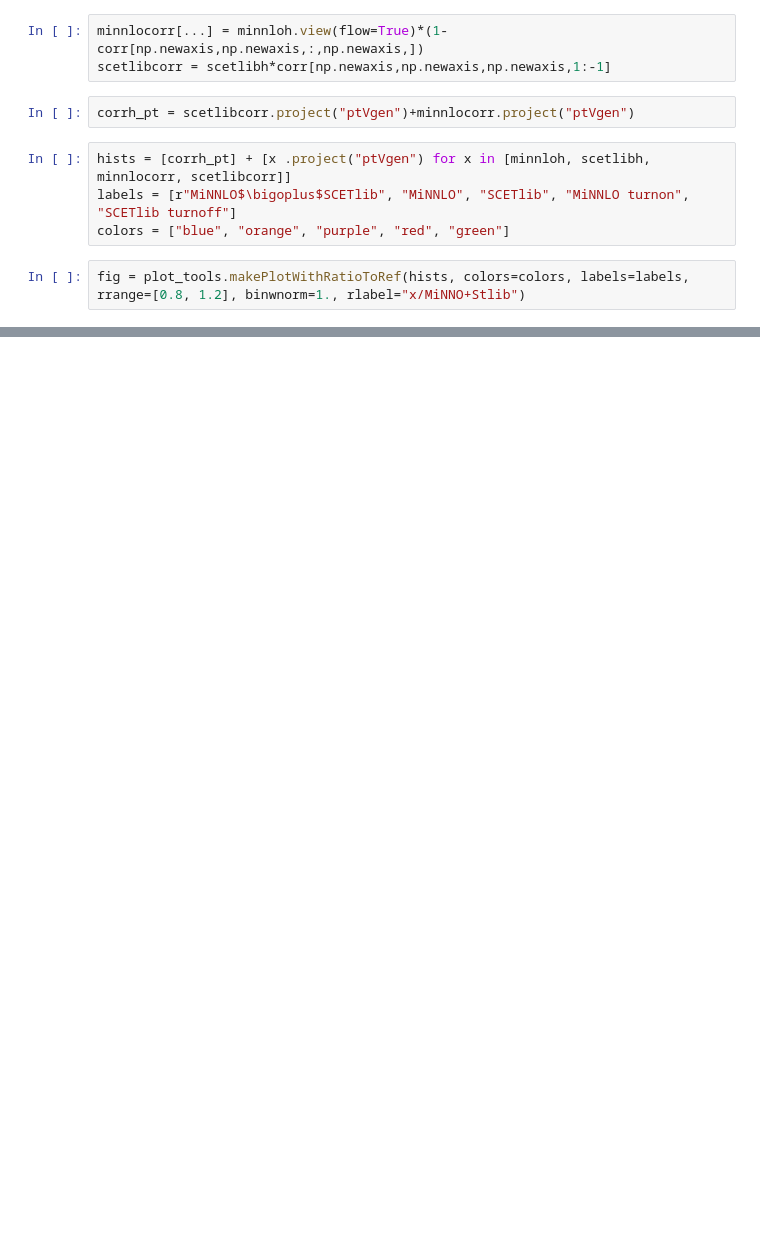
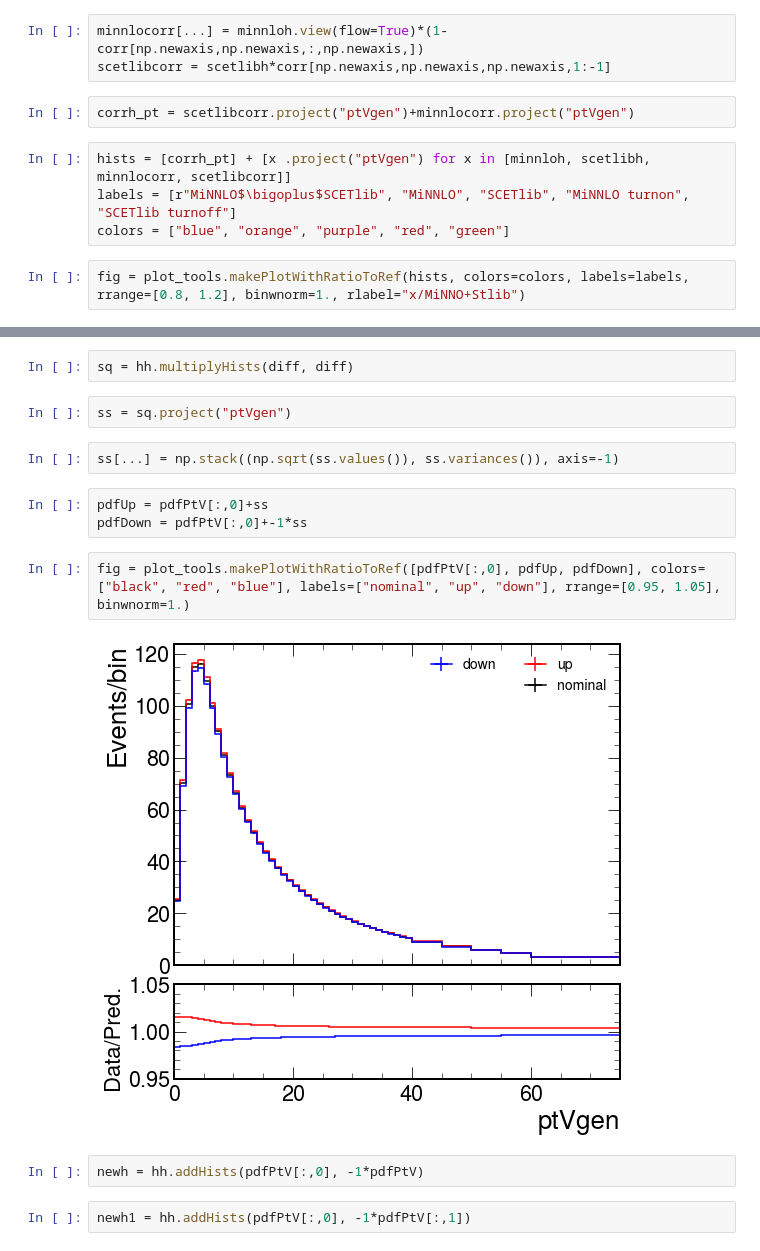
Before and after one commit to bendavid/WRemnants, a Jupyter notebook: notebooks/scetlib.ipynb, the cells around one changed output, grey strips where cells are left out. Cells and saved outputs as stored; diff of their text form; blank space fills up the shorter version.

```diff
--- a/notebooks/scetlib.ipynb
+++ b/notebooks/scetlib.ipynb
@@ -98,0 +105,17 @@ fig = plot_tools.makePlotWithRatioToRef(hists, colors=colors, labels=labels, rra
+# %%
+sq = hh.multiplyHists(diff, diff)
+# %%
+ss = sq.project("ptVgen")
+# %%
+ss[...] = np.stack((np.sqrt(ss.values()), ss.variances()), axis=-1)
+# %%
+pdfUp = pdfPtV[:,0]+ss
+pdfDown = pdfPtV[:,0]+-1*ss
+# %%
+fig = plot_tools.makePlotWithRatioToRef([pdfPtV[:,0], pdfUp, pdfDown], colors=["black", "red", "blue"], labels=["nominal", "up", "down"], rrange=[0.95, 1.05], binwnorm=1.)
+# %% [output]
+[figure, added]
+# %%
+newh = hh.addHists(pdfPtV[:,0], -1*pdfPtV)
+# %%
+newh1 = hh.addHists(pdfPtV[:,0], -1*pdfPtV[:,1])
```
Also changed, not shown: parts of 15 cells of this notebook, 8 other files.
